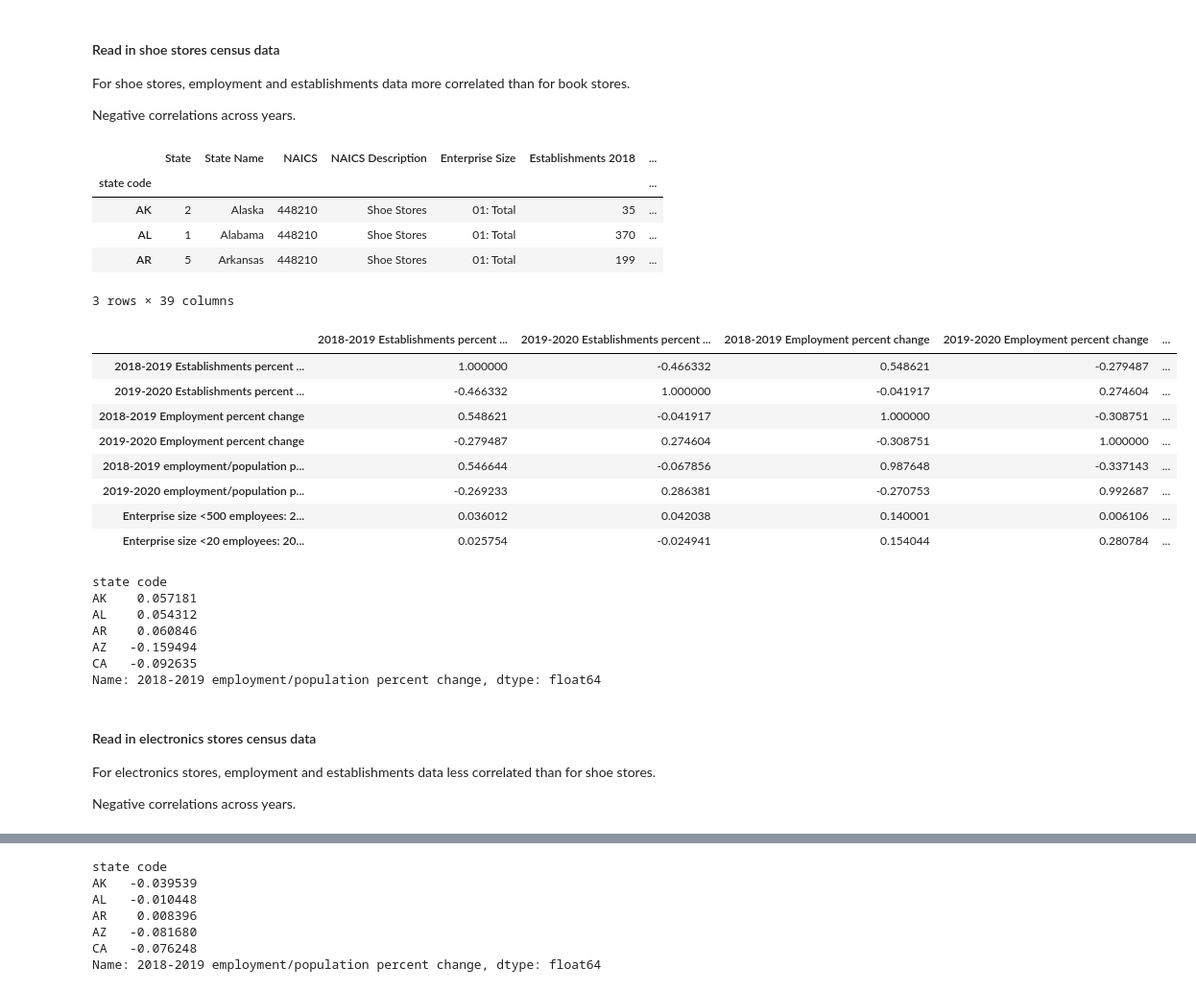
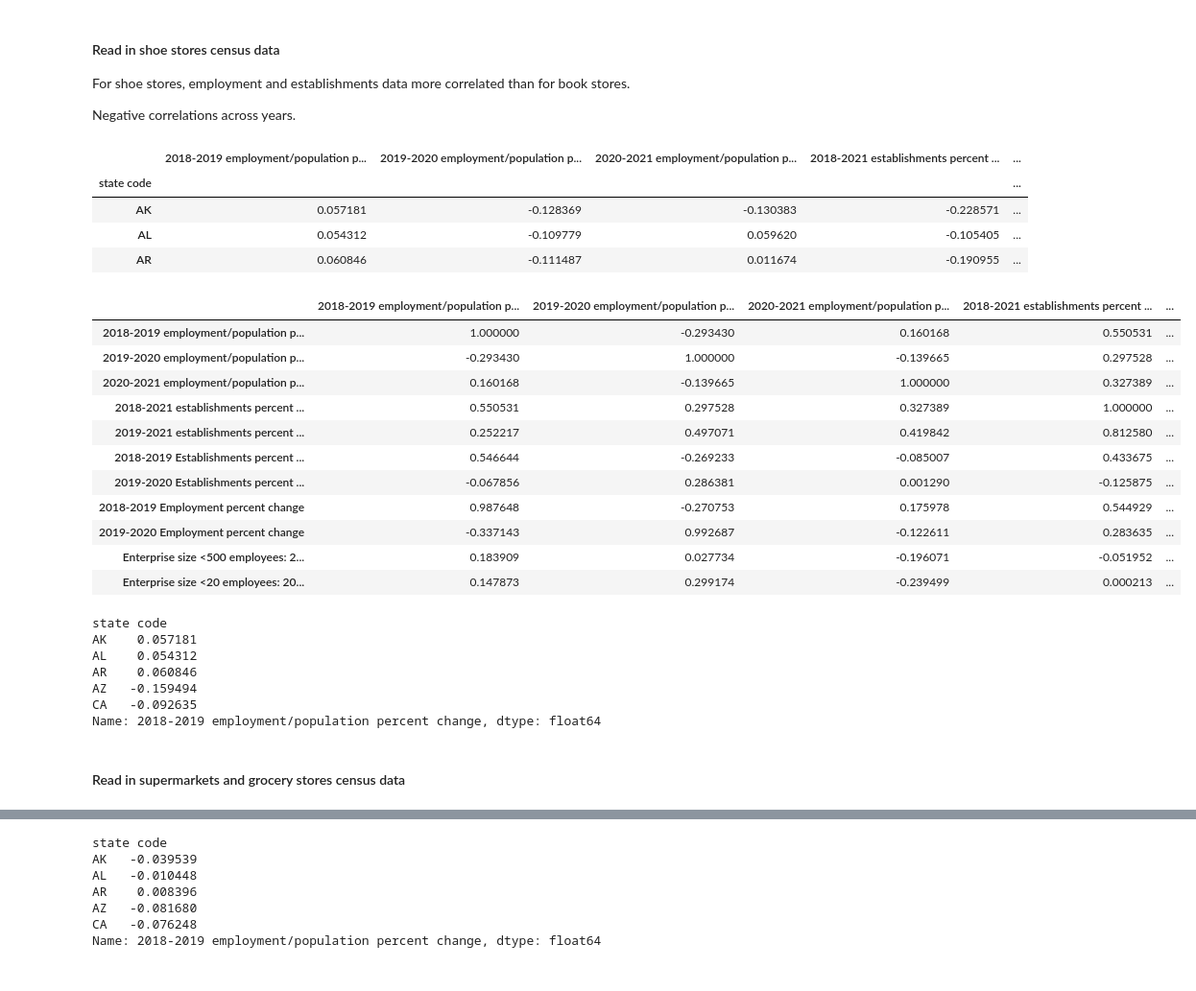
Before and after one commit to aberke/amazon-study, a Jupyter notebook: data-analysis/employment-vs-online-purchases.ipynb, the cells around one changed output, grey strips where cells are left out. Shown at 96% size. Saved outputs shown, nothing was run; the diff lists cells and outputs as text; code cells hidden in the pictures.

```diff
--- a/data-analysis/employment-vs-online-purchases.ipynb
+++ b/data-analysis/employment-vs-online-purchases.ipynb
@@ -154,37 +174,44 @@ For shoe stores, employment and establishments data more correlated than for boo
 
 Negative correlations across years.
 # %%
-census_shoe_stores = read_susb_data('shoe-stores-aggregated.csv')
+census_shoe_stores = read_susb_data('shoe-stores-aggregated.csv')[[
+    '2018-2019 employment/population percent change',
+    '2019-2020 employment/population percent change',
+    '2020-2021 employment/population percent change',
+
+    '2018-2021 establishments percent change',
+    '2019-2021 establishments percent change',
+
+    '2018-2019 Establishments percent change',
+    '2019-2020 Establishments percent change',
+    '2018-2019 Employment percent change',
+    '2019-2020 Employment percent change',
+    # Also have data specific to enterprise size
+    'Enterprise size <500 employees: 2018-2019 employment/population percent change',
+    'Enterprise size <20 employees: 2018-2019 employment/population percent change',
+]]
 census_shoe_stores.head(3)
 # %% [output]
-|  | State | State Name | NAICS | NAICS Description | Enterprise Size | Establishments 2018 | ... |
-| state code |  |  |  |  |  |  | ... |
-| AK | 2 | Alaska | 448210 | Shoe Stores | 01: Total | 35 | ... |
-| AL | 1 | Alabama | 448210 | Shoe Stores | 01: Total | 370 | ... |
-| AR | 5 | Arkansas | 448210 | Shoe Stores | 01: Total | 199 | ... |
+|  | 2018-2019 employment/population p... | 2019-2020 employment/population p... | 2020-2021 employment/population p... | 2018-2021 establishments percent ... | ... |
+| state code |  |  |  |  | ... |
+| AK | 0.057181 | -0.128369 | -0.130383 | -0.228571 | ... |
+| AL | 0.054312 | -0.109779 | 0.059620 | -0.105405 | ... |
+| AR | 0.060846 | -0.111487 | 0.011674 | -0.190955 | ... |
-3 rows × 39 columns
 # %%
-census_shoe_stores[[
-    '2018-2019 Establishments percent change',
-    '2019-2020 Establishments percent change',
-    '2018-2019 Employment percent change',
-    '2019-2020 Employment percent change',
-    '2018-2019 employment/population percent change',
-    '2019-2020 employment/population percent change',
-    # Also have data specific to enterprise size
-    'Enterprise size <500 employees: 2018-2019 employment/population percent change',
-    'Enterprise size <20 employees: 2018-2019 employment/population percent change',
-]].corr()
+census_shoe_stores.corr()
 # %% [output]
-|  | 2018-2019 Establishments percent ... | 2019-2020 Establishments percent ... | 2018-2019 Employment percent change | 2019-2020 Employment percent change | ... |
-| 2018-2019 Establishments percent ... | 1.000000 | -0.466332 | 0.548621 | -0.279487 | ... |
-| 2019-2020 Establishments percent ... | -0.466332 | 1.000000 | -0.041917 | 0.274604 | ... |
-| 2018-2019 Employment percent change | 0.548621 | -0.041917 | 1.000000 | -0.308751 | ... |
-| 2019-2020 Employment percent change | -0.279487 | 0.274604 | -0.308751 | 1.000000 | ... |
-| 2018-2019 employment/population p... | 0.546644 | -0.067856 | 0.987648 | -0.337143 | ... |
-| 2019-2020 employment/population p... | -0.269233 | 0.286381 | -0.270753 | 0.992687 | ... |
-| Enterprise size <500 employees: 2... | 0.036012 | 0.042038 | 0.140001 | 0.006106 | ... |
-| Enterprise size <20 employees: 20... | 0.025754 | -0.024941 | 0.154044 | 0.280784 | ... |
+|  | 2018-2019 employment/population p... | 2019-2020 employment/population p... | 2020-2021 employment/population p... | 2018-2021 establishments percent ... | ... |
+| 2018-2019 employment/population p... | 1.000000 | -0.293430 | 0.160168 | 0.550531 | ... |
+| 2019-2020 employment/population p... | -0.293430 | 1.000000 | -0.139665 | 0.297528 | ... |
+| 2020-2021 employment/population p... | 0.160168 | -0.139665 | 1.000000 | 0.327389 | ... |
+| 2018-2021 establishments percent ... | 0.550531 | 0.297528 | 0.327389 | 1.000000 | ... |
+| 2019-2021 establishments percent ... | 0.252217 | 0.497071 | 0.419842 | 0.812580 | ... |
+| 2018-2019 Establishments percent ... | 0.546644 | -0.269233 | -0.085007 | 0.433675 | ... |
+| 2019-2020 Establishments percent ... | -0.067856 | 0.286381 | 0.001290 | -0.125875 | ... |
+| 2018-2019 Employment percent change | 0.987648 | -0.270753 | 0.175978 | 0.544929 | ... |
+| 2019-2020 Employment percent change | -0.337143 | 0.992687 | -0.122611 | 0.283635 | ... |
+| Enterprise size <500 employees: 2... | 0.183909 | 0.027734 | -0.196071 | -0.051952 | ... |
+| Enterprise size <20 employees: 20... | 0.147873 | 0.299174 | -0.239499 | 0.000213 | ... |
 # %%
 # Pull out columns of interest
 census_shoes_est_pct_change_20182019 = census_shoe_stores['2018-2019 Establishments percent change']
@@ -207,8 +235,4 @@ AZ   -0.159494
 CA   -0.092635
 Name: 2018-2019 employment/population percent change, dtype: float64
 # %% [markdown]
-#### Read in electronics stores census data
-
-For electronics stores, employment and establishments data less correlated than for shoe stores.
-
-Negative correlations across years.
+#### Read in supermarkets and grocery stores census data
```
Also changed, not shown: parts of 163 cells of this notebook, 4 other files.
